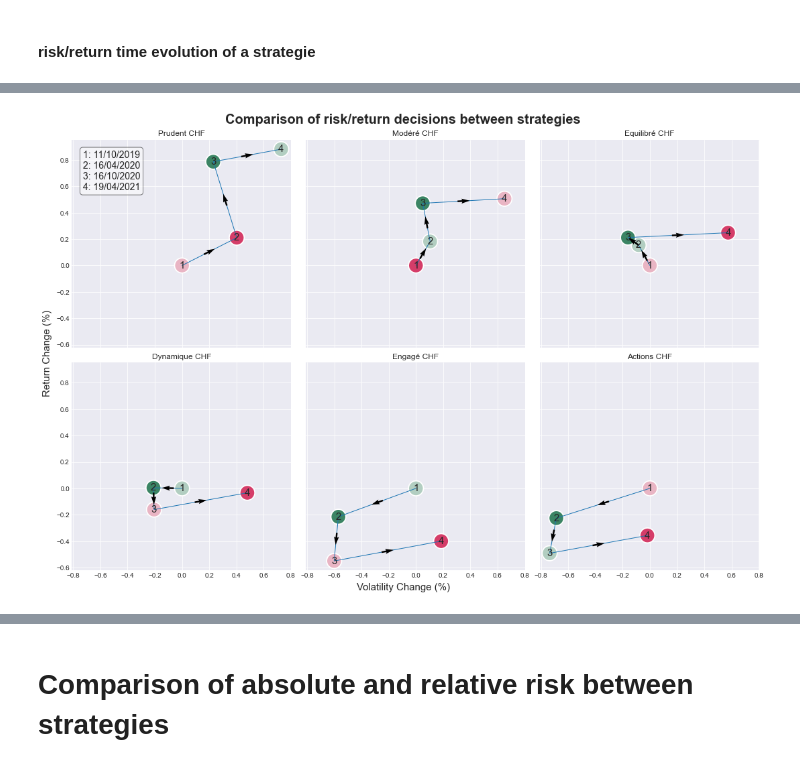
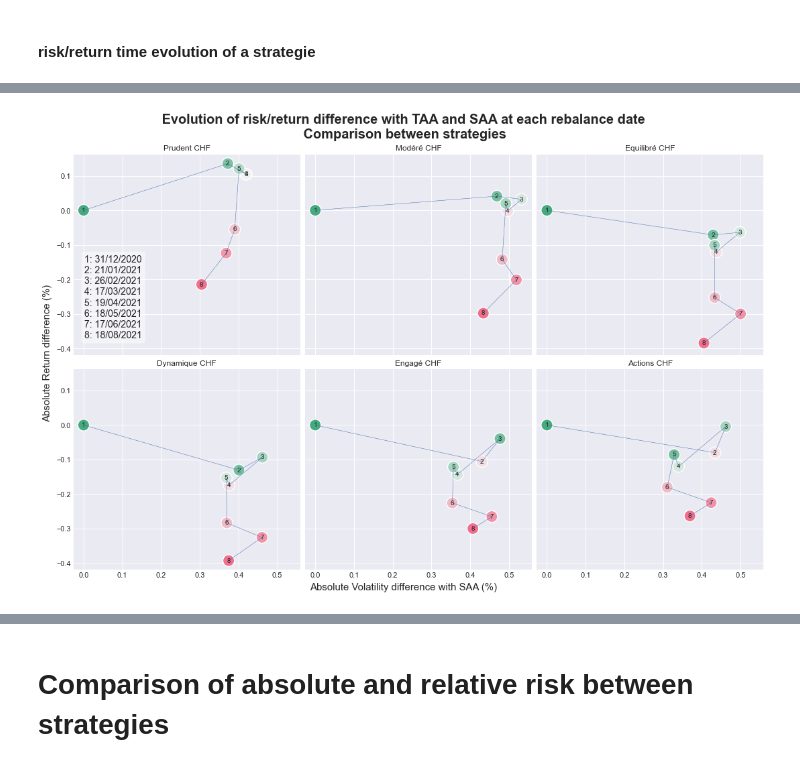
Before and after one commit to lacoupe/BCVS, a Jupyter notebook: PP/PP_analyse.ipynb, the cells around one changed output, grey strips where cells are left out. Cells and saved outputs as stored; diff of their text form; code cells hidden in the pictures.

```diff
--- a/PP/PP_analyse.ipynb
+++ b/PP/PP_analyse.ipynb
@@ -298,11 +367,12 @@ df_port = pd.DataFrame(columns=['returns', 'volatility', 'sharpe_ratio', 'date']
 df_port_diff = pd.DataFrame(columns=['ISIN', 'weight_diff', 'date'])
 
 for i, date in enumerate(all_dates[range(0, len(all_dates), 3)]):
-    portfolio = get_weight(pp_port, strat, date).reset_index(drop=True)
+    portfolio = get_weight(taa_port, strat, date).reset_index(drop=True)
     portfolio = pd.merge(portfolio, all_isin, how='outer', on='No ISIN').fillna(0).drop_duplicates()
     portfolio = portfolio.set_index('No ISIN').reindex(list(all_isin['No ISIN']))
     weights = np.array( portfolio.weight / np.sum(portfolio.weight) )
     port_ret, port_vol, port_sharpe = sigma_to_sharp(weights, returns_annual, cov_annual)
+    print(port_ret)
     df_temp = pd.DataFrame(data={'returns': port_ret, 'volatility': port_vol,
                             'sharpe_ratio': port_sharpe, 'date': date}, index=[0])
     df_port = df_port.append(df_temp)
@@ -332,7 +411,7 @@ df_port_diff['weight_diff'] = df_port_diff.weight_diff * 100
 plt.style.use('seaborn-dark')
 fig = plt.figure(figsize=(14,8))
 
-ax = sns.scatterplot(data=df_port, x='volatility', y='returns', hue='sharpe_ratio', palette=sns.diverging_palette(0, 150, n=len(df_port)), s=500, legend=True)
+ax = sns.scatterplot(data=df_port, x='volatility', y='returns', hue='sharpe_ratio', palette=sns.diverging_palette(0, 150, n=len(df_port), l=63), s=500, legend=True)
 sns.lineplot(data=df_port, x='volatility', y='returns', sort=False, lw=1, palette="flare", zorder=1, legend=False)
 x = df_port['volatility']
 y = df_port['returns']
@@ -350,7 +429,7 @@ for index, row in df_port.iterrows():
     dy = row['diff_ret']
 
     ax3 = plt.annotate(row['date'], xy=(x, y), xytext=(x+0.03, y-0.03),
-                 arrowprops=dict(arrowstyle="->"), annotation_clip=True)
+                 arrowprops=dict(arrowstyle="->", color='black'), annotation_clip=True)
 
     #ax3 = plt.arrow(x, y, dx, dy, width = 0.001, length_includes_head=True, overhang=0.5,
               #shape='full', head_starts_at_zero=False, head_width=0.015, head_length=0.02, color='steelblue')
@@ -392,5 +471,9 @@ df_diff
 # %%
 curr = 'CHF'
-all_strat = get_all_strat(pp_port, curr=curr)[1:]
+all_strat = get_all_strat(taa_port, curr=curr)[1:]
 # strat = 'Equilibré' + ' ' +  curr
-all_dates = get_all_date(pp_port, strat)
+all_dates = get_all_date(taa_port, strat)
+# %%
+all_isin = get_all_isin(taa_port, curr=curr)
+data = data_excel.copy()
+data = data[list(all_isin['No ISIN'])]
@@ -398,22 +512,31 @@ all_dates = get_all_date(pp_port, strat)
 fig, axs = plt.subplots(2,3, figsize=(15,10), sharex=True, sharey=True, constrained_layout=True)
 axs = axs.ravel()
 
+saa_date = pd.to_datetime('2020-12-31')
+all_dates = get_all_date(taa_port, strat)
+all_dates = all_dates[range(15, len(all_dates), 1)]
+
+
 for i, strat in enumerate(all_strat):
 
-    # DATA
-    all_isin = get_all_isin(pp_port, curr=curr, strat=strat)
-    data = data_excel.copy()
-    data = data[list(all_isin['No ISIN'])]
-
-    returns_daily = data.pct_change()
-    returns_annual = returns_daily.mean() * 252
-    cov_daily = returns_daily.cov()
-    cov_annual = cov_daily * 252
-
+    # SAA
     df_port = pd.DataFrame(columns=['returns', 'volatility', 'sharpe_ratio', 'date'])
 
-    for date in all_dates[range(0, len(all_dates), 6)]:
-        portfolio = get_weight(pp_port, strat, date).reset_index(drop=True)
+    portfolio = get_weight(saa_port, strat, saa_date).reset_index(drop=True)
+    portfolio = pd.merge(portfolio, all_isin, how='outer', on='No ISIN').fillna(0).drop_duplicates()
+    portfolio = portfolio.set_index('No ISIN').reindex(list(all_isin['No ISIN']))
+    weights = np.array( portfolio.weight / np.sum(portfolio.weight) )
+    port_ret, port_vol, port_sharpe = sigma_to_sharp(weights, returns_annual, cov_annual)
+    df_temp = pd.DataFrame(data={'returns': port_ret, 'volatility': port_vol,
+                        'sharpe_ratio': port_sharpe, 'date': saa_date}, index=[0])
+    df_port = df_port.append(df_temp)
+    df_port.reset_index(inplace=True, drop=True)
+    df_vol_strats_saa = df_port
+
+    # TAA
+    df_port = pd.DataFrame(columns=['returns', 'volatility', 'sharpe_ratio', 'date'])
+    for date in all_dates:
+        portfolio = get_weight(taa_port, strat, date).reset_index(drop=True)
         portfolio = pd.merge(portfolio, all_isin, how='outer', on='No ISIN').fillna(0).drop_duplicates()
         portfolio = portfolio.set_index('No ISIN').reindex(list(all_isin['No ISIN']))
         weights = np.array( portfolio.weight / np.sum(portfolio.weight) )
@@ -423,69 +546,74 @@ for i, strat in enumerate(all_strat):
         df_port = df_port.append(df_temp)
 
     df_port.reset_index(inplace=True, drop=True)
+    df_port = pd.concat([df_vol_strats_saa, df_port])
     df_port.date = df_port.date.dt.strftime('%d/%m/%Y')
     df_port.volatility = df_port.volatility - df_port.volatility.iloc[0]
     df_port.returns = df_port.returns - df_port.returns.iloc[0]
     df_port.volatility = df_port.volatility * 100
     df_port.returns = df_port.returns * 100
-    df_port['diff_ret'] = df_port.returns.diff().shift(-1)
-    df_port['diff_vol'] = df_port.volatility.diff().shift(-1)
+    # df_port['diff_ret'] = df_port.returns.diff().shift(-1)
+    # df_port['diff_vol'] = df_port.volatility.diff().shift(-1)
     df_port.sharpe_ratio = df_port.sharpe_ratio.diff().fillna(0).cumsum()
     df_port['order'] = range(1,len(df_port)+1)
     #df_port.sharpe_ratio = (df_port.returns / df_port.volatility).fillna(0)
     #print(df_port)
 
     # PLOT
-    sns.lineplot(ax=axs[i], data=df_port, x='volatility', y='returns', sort=False, lw=1, palette="flare", zorder=1, legend=False)
+    n = len(df_port.volatility.unique())
+    pal = sns.diverging_palette(0, 150, n=n, center='light', l=63, s=80)
+
+    sns.lineplot(ax=axs[i], data=df_port, x='volatility', y='returns', sort=False, lw=0.5, palette="flare", zorder=1, legend=False)
     sns.scatterplot(ax=axs[i], data=df_port, x='volatility', y='returns', hue='sharpe_ratio',
-                    palette=sns.diverging_palette(0, 150, n=len(df_port.sharpe_ratio.unique())), s=500, legend=False)
+                    palette=pal, s=300, legend=False)
 
     x = df_port['volatility']
     y = df_port['returns']
-    dx = df_port['diff_vol']
-    dy = df_port['diff_ret']
+    # dx = df_port['diff_vol']
+    # dy = df_port['diff_ret']
 
-    pos_x = x[:-1] + dx/2
-    pos_y = y[:-1] + dy/2
-    norm = np.sqrt(dx**2 + dy**2)
+    # pos_x = x[:-1] + dx/2
+    # pos_y = y[:-1] + dy/2
+    # norm = np.sqrt(dx**2 + dy**2)
 
-    axs[i].quiver(pos_x, pos_y, dx/norm, dy/norm, angles="xy", zorder=5, pivot="mid")
+    # axs[i].quiver(pos_x, pos_y, dx/norm, dy/norm, angles="xy", zorder=5, pivot="mid")
 
     order_annotation = []
     for index, row in df_port.iterrows():
         x = row['volatility']
         y = row['returns']
-        dx = row['diff_vol']
-        dy = row['diff_ret']
+        # dx = row['diff_vol']
+        # dy = row['diff_ret']
 
 
         order_annotation.append(axs[i].annotate(row['order'], xy=(x, y), xytext=(x, y),
-                                                fontsize=15, annotation_clip=True,
+                                                fontsize=10, annotation_clip=True,
                                                 ha='center', va='center', label=row['date']))
 
         #axs[i].annotate(row['date'], xy=(x, y), xytext=(x+0.1, y-0.1),
                         #arrowprops=dict(arrowstyle="->"), annotation_clip=True)
 
         #axs[i].arrow(x, y, dx, dy, width = 0.0003, length_includes_head=True, overhang=0.5,
                     #shape='full', head_starts_at_zero=False, head_width=0.05, head_length=0.05, color='steelblue')
 
 
     if i == 0:
         dates = list(df_port.date)
         orders = list(df_port.order)
         order_date = list(zip(orders, dates))
         text = "\n".join(list(str(x[0]) + ': ' + x[1] for x in order_date))
-        axs[i].text(0.05, 0.95, text , transform=axs[i].transAxes, fontsize=14,
+        axs[i].text(0.05, 0.5, text , transform=axs[i].transAxes, fontsize=14,
         verticalalignment='top', bbox=dict(boxstyle='round', facecolor='white', alpha=0.5))
+
     axs[i].set_title(strat)
-    axs[i].grid()
+    axs[i].grid(b=True, which='major', color='white', linestyle='-')
     axs[i].set(xlabel=None)
     axs[i].set(ylabel=None)
 
-fig.suptitle('Comparison of risk/return decisions between strategies', fontsize=20, fontweight='bold')
-fig.supxlabel('Volatility Change (%)', fontsize=15)
-fig.supylabel('Return Change (%)', fontsize=15)
+fig.suptitle(' Evolution of risk/return difference with TAA and SAA at each rebalance date \n Comparison between strategies', fontsize=20, fontweight='bold')
+fig.supxlabel('Absolute Volatility difference with SAA (%)', fontsize=15)
+fig.supylabel('Absolute Return difference (%)', fontsize=15)
 plt.savefig('pp_output/time_comparison_' + curr + '.png')
 plt.show()
 # %% [output]
-[figure, old version]
+[figure, new version]
```
Also changed, not shown: parts of 73 cells of this notebook, 48 other files.
